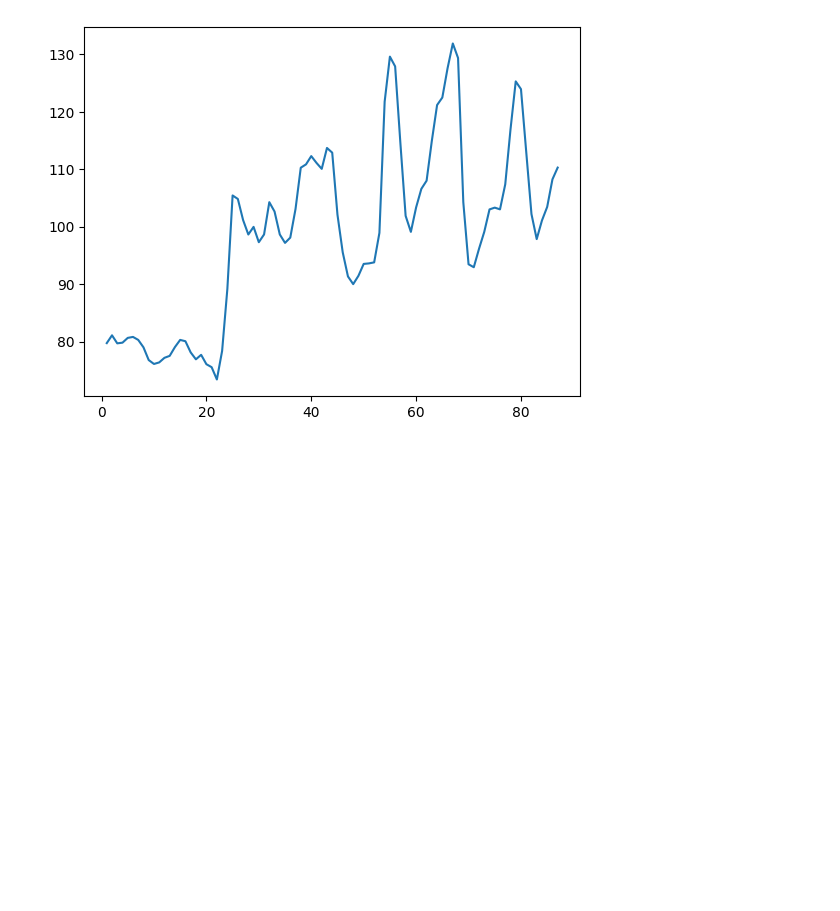
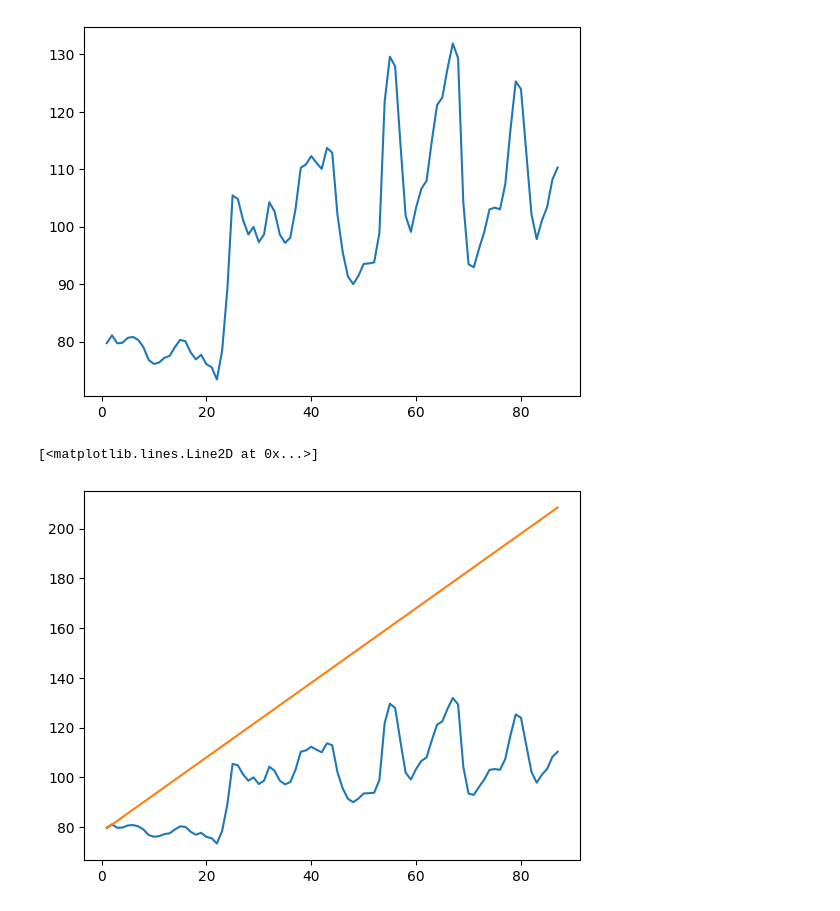
Before and after one commit to TheRealMrR/One_SegundaParte, a Jupyter notebook: Numpy.ipynb, the cells around one changed output. Cells and saved outputs as stored; diff of their text form; code cells hidden in the pictures; blank space fills up the shorter version.

```diff
--- a/Numpy.ipynb
+++ b/Numpy.ipynb
@@ -231,3 +231,9 @@ plt.plot(fechas,Moscu)
 
 x = fechas
 y = 1.5 * x + 78
+# %%
+plt.plot(fechas,Moscu)
+plt.plot(x,y)
+# %% [output]
+[<matplotlib.lines.Line2D at 0x...>]
+[figure, added]
```
Also changed, not shown: parts of 35 cells of this notebook.
